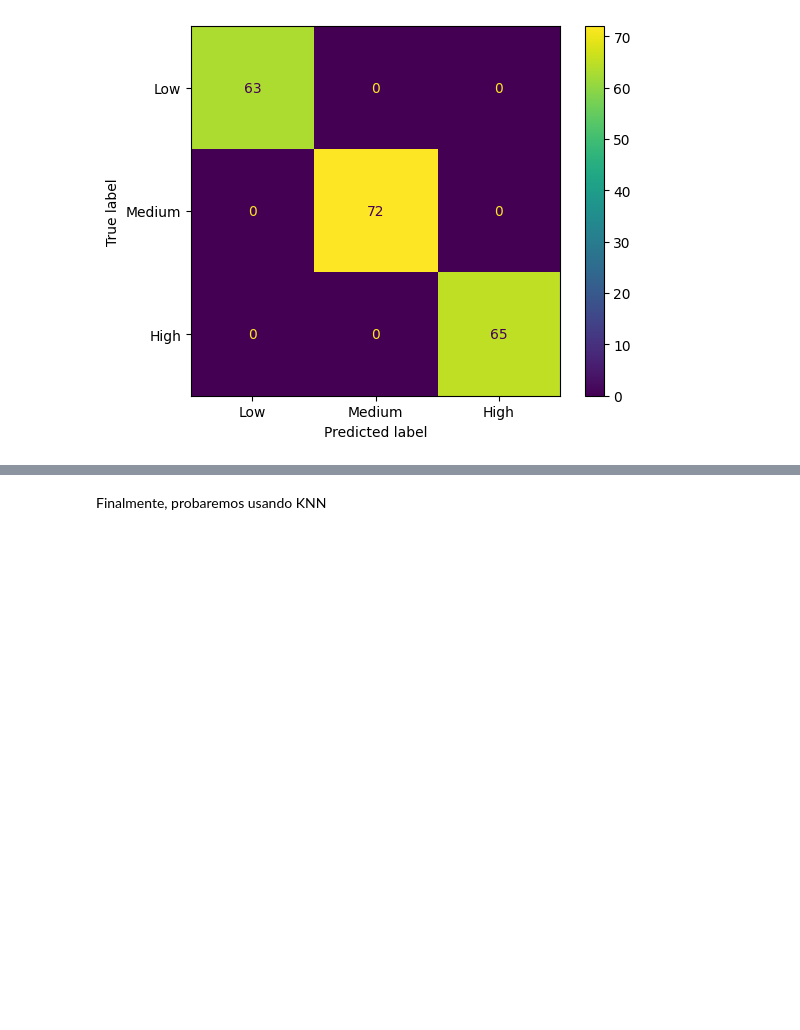
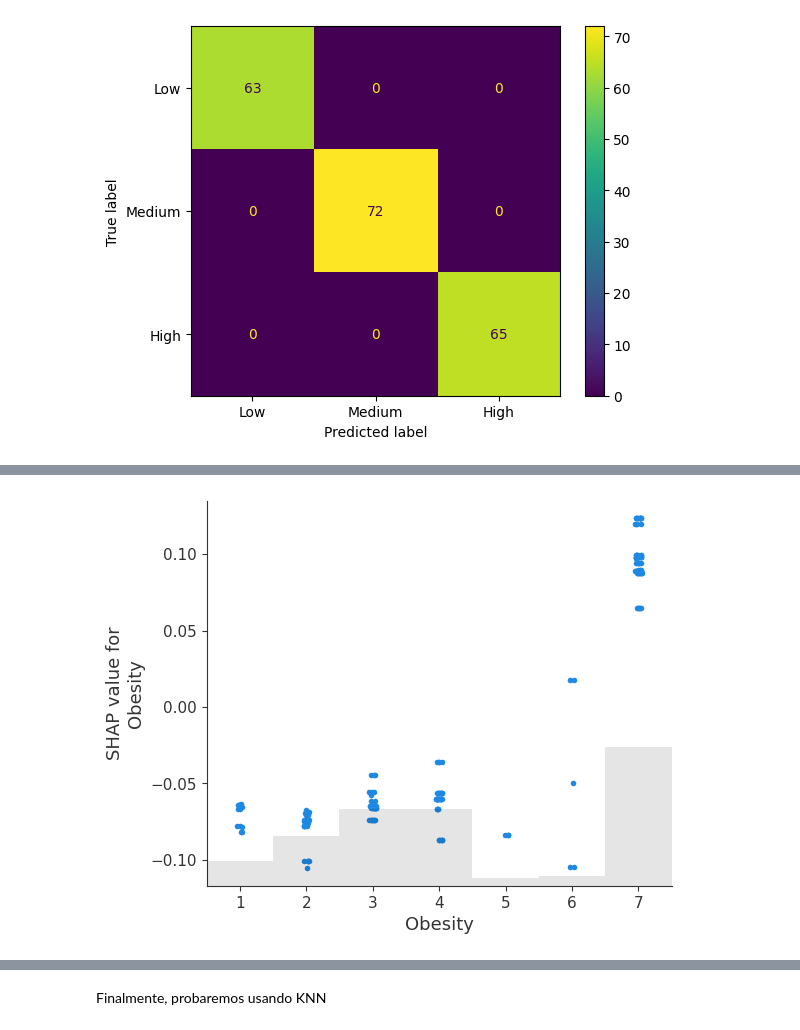
Before and after one commit to fhenaog/Prediccion_Cancer_de_Pulmon, a Jupyter notebook: proyecto.ipynb, the cells around one changed output, grey strips where cells are left out. Saved outputs shown, nothing was run; the diff lists cells and outputs as text; code cells hidden in the pictures; blank space fills up the shorter version.

```diff
--- a/proyecto.ipynb
+++ b/proyecto.ipynb
@@ -228,0 +263,4 @@ weighted avg       1.00      1.00      1.00       200
+# %%
+shap.plots.scatter(shap_values_rfc[:, "Obesity", 2])
+# %% [output]
+[figure, added]
```
Also changed, not shown: parts of 23 cells of this notebook.
